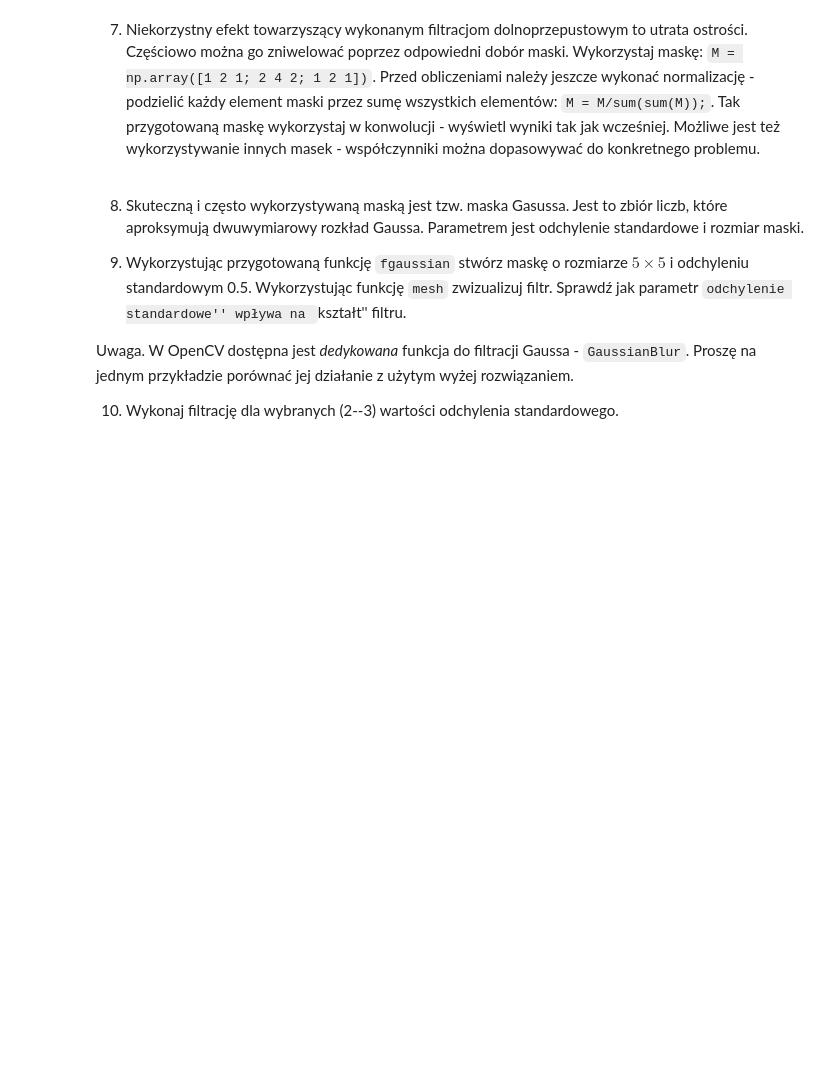
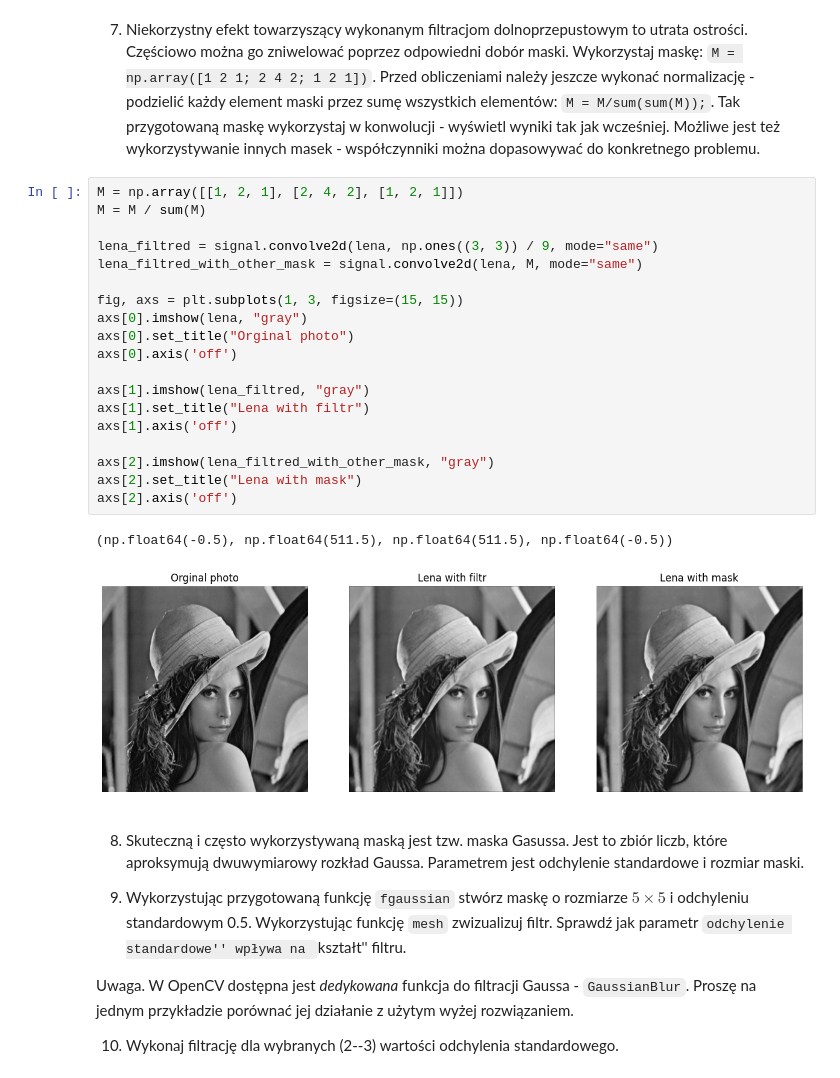
Before and after one commit to arturgesiarz/DigitalImageProcessing-Course, a Jupyter notebook: lab06/06_context.ipynb, the cells around one changed output. Saved outputs shown, nothing was run; the diff lists cells and outputs as text; blank space fills up the shorter version.

```diff
--- a/lab06/06_context.ipynb
+++ b/lab06/06_context.ipynb
@@ -120,6 +120,28 @@ Wykorzystaj maskę:  `M = np.array([1 2 1; 2 4 2; 1 2 1])`.
 Przed obliczeniami należy jeszcze wykonać normalizację - podzielić każdy element maski przez sumę wszystkich elementów: `M = M/sum(sum(M));`.
 Tak przygotowaną maskę wykorzystaj w konwolucji - wyświetl wyniki tak jak wcześniej.
 Możliwe jest też wykorzystywanie innych masek - współczynniki można dopasowywać do konkretnego problemu.
+# %%
+M = np.array([[1, 2, 1], [2, 4, 2], [1, 2, 1]])
+M = M / sum(M)
+
+lena_filtred = signal.convolve2d(lena, np.ones((3, 3)) / 9, mode="same")
+lena_filtred_with_other_mask = signal.convolve2d(lena, M, mode="same")
+
+fig, axs = plt.subplots(1, 3, figsize=(15, 15))
+axs[0].imshow(lena, "gray")
+axs[0].set_title("Orginal photo")
+axs[0].axis('off')
+
+axs[1].imshow(lena_filtred, "gray")
+axs[1].set_title("Lena with filtr")
+axs[1].axis('off')
+
+axs[2].imshow(lena_filtred_with_other_mask, "gray")
+axs[2].set_title("Lena with mask")
+axs[2].axis('off')
+# %% [output]
+(np.float64(-0.5), np.float64(511.5), np.float64(511.5), np.float64(-0.5))
+[figure, added]
 # %% [markdown]
 8. Skuteczną i często wykorzystywaną maską jest tzw. maska Gasussa.
 Jest to zbiór liczb, które aproksymują dwuwymiarowy rozkład Gaussa.
```
Also changed, not shown: parts of 3 cells of this notebook.
